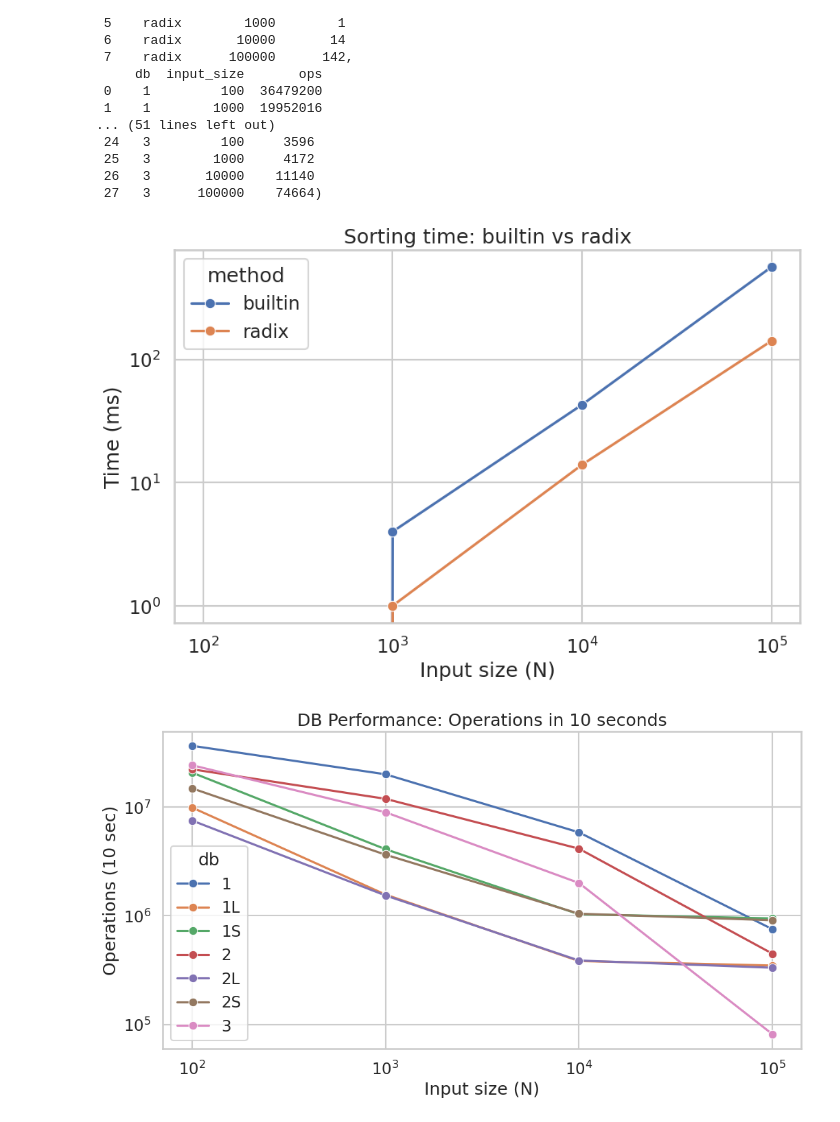
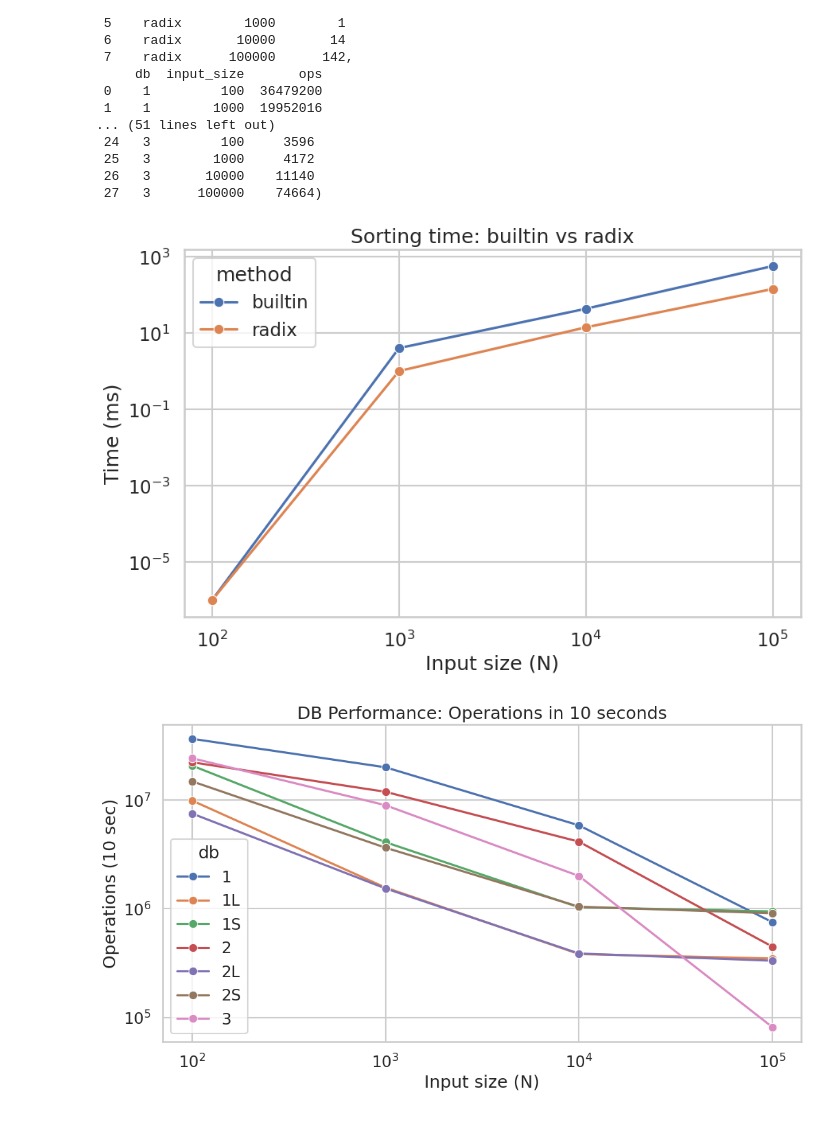
Before and after one commit to kerfmanner/A-D_HW_student_db, a Jupyter notebook: results/plots.ipynb, the cells around one changed output. Drawn from its saved outputs; the diff is of its cells as text; code cells hidden in the pictures.

```diff
--- a/results/plots.ipynb
+++ b/results/plots.ipynb
@@ -30,17 +30,19 @@ df_sort, df_ops, df_mem
  26   3       10000    11140
  27   3      100000    74664)
 # %%
-# --- Sorting benchmark plot ---
+EPS = 1e-6
+df_sort["time_ms_adj"] = df_sort["time_ms"].clip(lower=EPS)
+
 plt.figure(figsize=(10,6))
-sns.lineplot(data=df_sort, x="input_size", y="time_ms", hue="method", marker="o")
+sns.lineplot(data=df_sort, x="input_size", y="time_ms_adj", hue="method", marker="o")
 plt.title("Sorting time: builtin vs radix")
 plt.xlabel("Input size (N)")
 plt.ylabel("Time (ms)")
-plt.xscale('log')
-plt.yscale('log')
+plt.xscale("log")
+plt.yscale("log")
 plt.show()
 # %% [output]
-[figure, old version]
+[figure, new version]
 # %%
 # --- DB ops benchmark ---
 plt.figure(figsize=(12,6))
```
Also changed, not shown: 10 other files.
